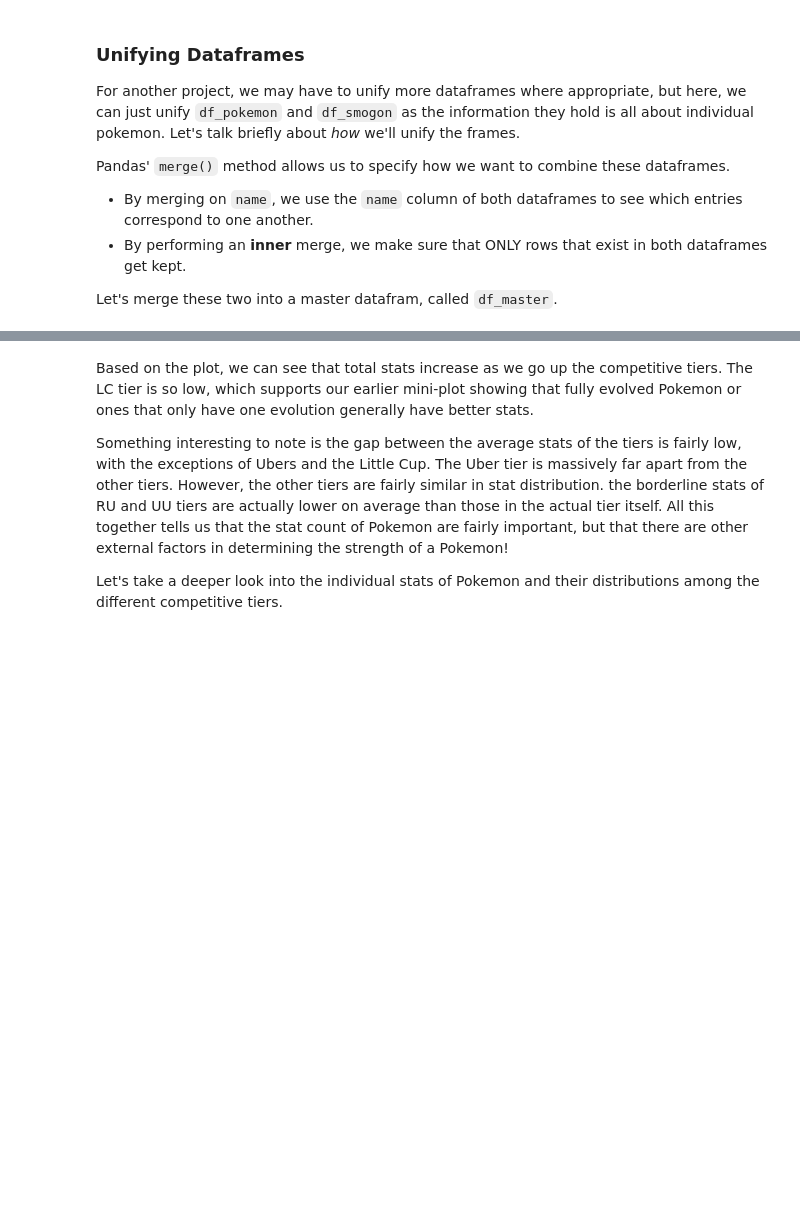
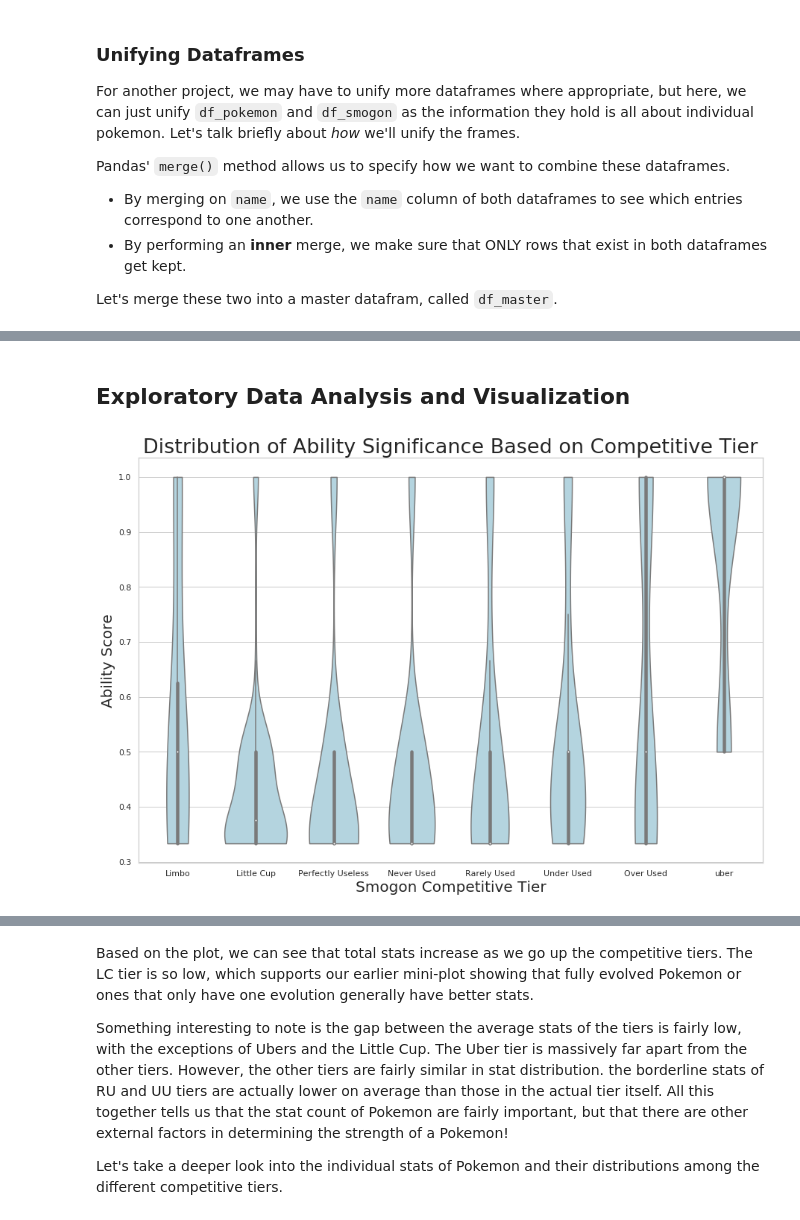
Before and after one commit to icookfood/poke-viz-2019, a Jupyter notebook: jjubilee.githubprojects.pokemonviz DRAFT.ipynb, the cells around one changed output, grey strips where cells are left out. Drawn from its saved outputs; the diff is of its cells as text; code cells hidden in the pictures; blank space fills up the shorter version.

```diff
--- a/jjubilee.githubprojects.pokemonviz DRAFT.ipynb
+++ b/jjubilee.githubprojects.pokemonviz DRAFT.ipynb
@@ -843,0 +904,2 @@ formstats.head(10)
+# %%
+smog_forms = ['limbo', 'lc', 'pu', 'nu', 'ru', 'uu', 'ou', 'uber']
@@ -843,0 +1003,16 @@ formstats.head(10)
+# %%
+df_types['total_ct'] = 0
+for form in smog_forms:
+    df_types[form] = 0
+
+for idx, row in df_master.iterrows():
+    tier = row['tier']
+    # Update Type Table
+    for t in row['types']:
+        try:
+            df_types.loc[df_types.attacking_type == t, tier] += 1
+        except:
+            ;
+        df_types.loc[df_types.attacking_type == t, 'total_ct'] += 1
+
+df_types
@@ -843,0 +1038,38 @@ formstats.head(10)
+# %% [markdown]
+## Exploratory Data Analysis and Visualization
+# %%
+def form_delete_list(form):
+    lst = []
+    for form in smog_forms:
+        if form != form:
+            lst.append(form)
+            lst.append(form + '_ratio')
+    return lst
+
+final_df = pd.DataFrame(columns = ['form','abil_score'])
+for form in smog_forms:
+    df_form = df_abils.copy()
+    to_delete = form_delete_list(form)
+    df_form = df_form.drop(columns = to_delete)
+    df_form = df_form[df_form[form] > 0]
+    abil_score = df_form[(form+'_ratio')].copy()
+    form_list = [form for i in range(0,len(abil_score))]
+    temp_df = pd.DataFrame(list(zip(form_list, abil_score)),
+               columns =['form', 'abil_score'])
+    final_df = final_df.append(temp_df)
+
+fig, ax = plt.subplots(1,1, figsize = [15,10], sharey = True, sharex = True)
+sns.set(style='whitegrid')
+ax = sns.violinplot(x='form', y = 'abil_score', data = final_df, cut = 0, scale = "area",
+                 showmeans = True, order = smog_forms, color = 'lightblue')
+ax.set_xlabel('Smogon Competitive Tier', fontsize = 20)
+ax.set_ylabel('Ability Score', fontsize = 20)
+ax.set_title('Distribution of Ability Significance Based on Competitive Tier', fontsize = 27)
+
+smog_labels = ['Limbo', 'Little Cup', 'Perfectly Useless', 'Never Used', 'Rarely Used', 'Under Used', 'Over Used', 'uber']
+
+locs, labels = plt.xticks()
+plt.xticks(locs, smog_labels)
+plt.show()
+# %% [output]
+[figure, added]
```
Also changed, not shown: parts of 31 cells of this notebook.
